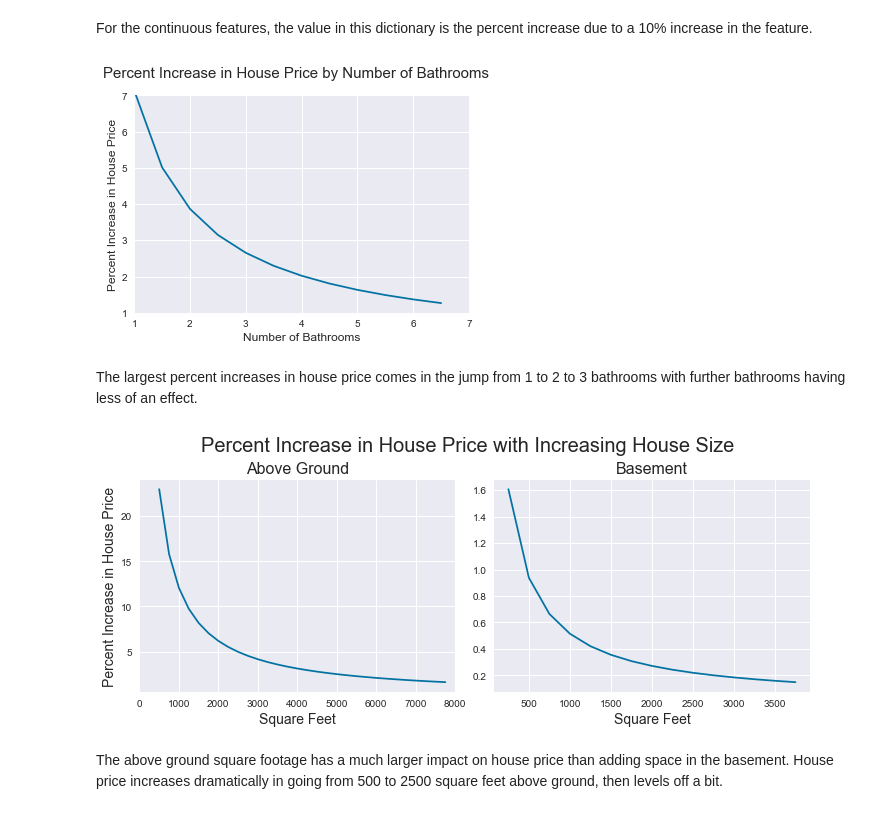
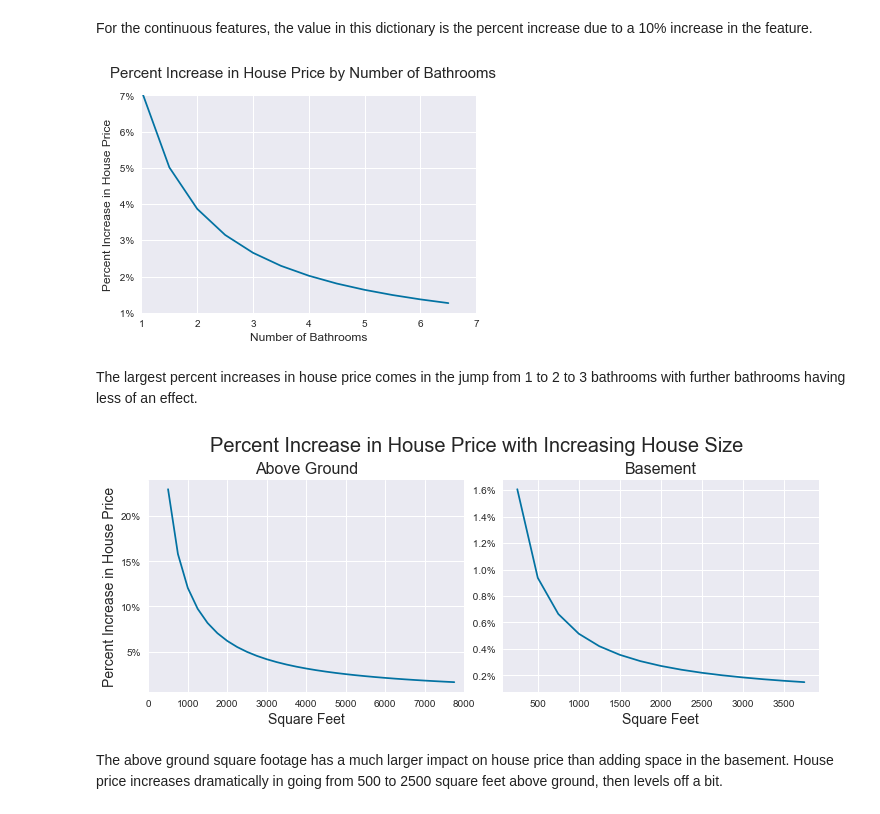
Before and after one commit to clreiner/KingCountyHousingProject, a Jupyter notebook: notebook.ipynb, the cells around one changed output. Saved outputs shown, nothing was run; the diff lists cells and outputs as text; code cells hidden in the pictures.

```diff
--- a/notebook.ipynb
+++ b/notebook.ipynb
@@ -970,31 +970,32 @@ For the continuous features, the value in this dictionary is the percent increas
 # %%
 # Plot how an increase in number of bathrooms affects house price.
 
 # List of possible number of bathrooms
 bath_num = [1, 1.5, 2, 2.5, 3, 3.5, 4, 4.5, 5, 5.5, 6, 6.5]
 # List to contain percent increase in price
 increase = []
 for num in bath_num:
     # Calculate percent increase in adding a half bath.
     pct_increase = (0.5 / num) + 1
     # Use the bathroom coef to calculate the corresponding increase in price
     transform = (pct_increase**0.17 - 1)*100
     increase.append(transform)
 
 # Plot percent increase in price with bathroom number
 plt.suptitle('Percent Increase in House Price by Number of Bathrooms', fontsize=15)
 plt.xlabel('Number of Bathrooms', fontsize=12)
 plt.ylabel('Percent Increase in House Price', fontsize=12)
-plt.ylim(1, 7)
-plt.xlim(1, 7)
+ax = plt.axes()
+ax.set(ylim=(1, 7),xlim=(1, 7))
+ax.yaxis.set_major_formatter(plt.matplotlib.ticker.StrMethodFormatter('{x: .0f}%'))
 sns.lineplot(bath_num, increase)
 plt.subplots_adjust(top=0.88)
 
 # Save and plot
 plt.savefig("images/increasebybathroom.png", bbox_inches='tight')
 plt.show()
 # %% [output]
-[figure, old version]
+[figure, new version]
 # %% [markdown]
 The largest percent increases in house price comes in the jump from 1 to 2 to 3 bathrooms with further bathrooms having less of an effect.
 # %%
@@ -1026,17 +1027,18 @@ ax1.set_title('Above Ground', fontsize=16)
 ax1.set_xlabel('Square Feet', fontsize=14)
 ax1.set_ylabel('Percent Increase in House Price', fontsize=14)
 ax1.set_xlim(0, 8000)
+ax1.yaxis.set_major_formatter(plt.matplotlib.ticker.StrMethodFormatter('{x:.0f}%'))
 ax1.plot(range(500, 8000, 250), increase_abv)
 
 ax2.set_title('Basement', fontsize=16)
 ax2.set_xlabel('Square Feet', fontsize=14)
 ax2.set_ylabel
-#ax1.set_xlim(0, 8000)
+ax2.yaxis.set_major_formatter(plt.matplotlib.ticker.StrMethodFormatter('{x: .1f}%'))
 ax2.plot(range(250, 4000, 250), increase_bsmt)
 
 plt.savefig("images/increasebysqft.png", bbox_inches='tight')
 plt.show()
 # %% [output]
-[figure, old version]
+[figure, new version]
 # %% [markdown]
 The above ground square footage has a much larger impact on house price than adding space in the basement. House price increases dramatically in going from 500 to 2500 square feet above ground, then levels off a bit.
```
Also changed, not shown: parts of 6 cells of this notebook, 4 other files.
